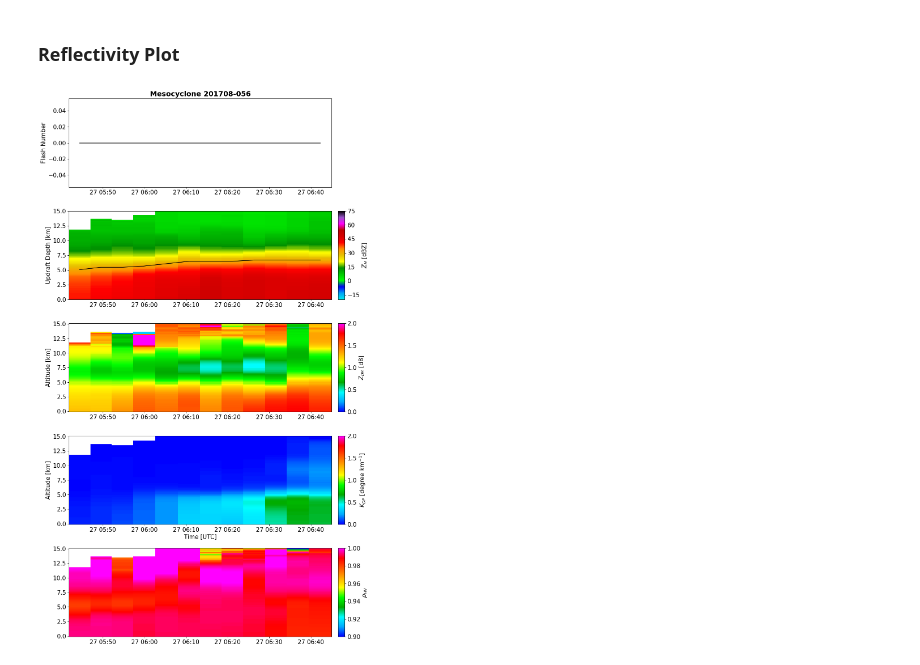
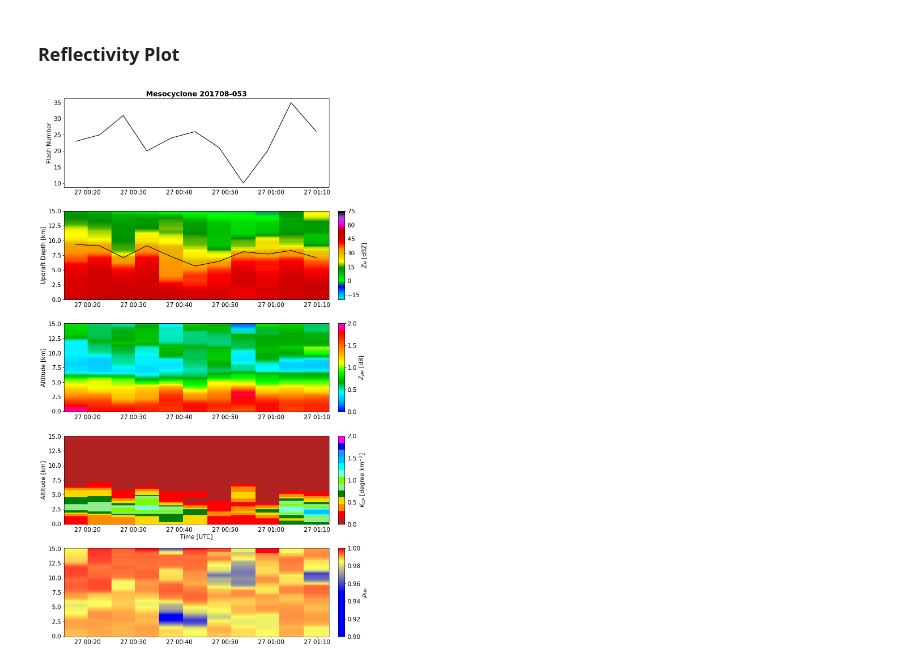
Before and after one commit to robbyfrost/Capstone_2023, a Jupyter notebook: plot_timeheight.ipynb, the cells around one changed output. Drawn from its saved outputs; the diff is of its cells as text; code cells hidden in the pictures.

Commit message:
updated colormaps for timeheight series plots

```diff
--- a/plot_timeheight.ipynb
+++ b/plot_timeheight.ipynb
@@ -17,8 +17,8 @@ import numpy as np
 from matplotlib.ticker import MultipleLocator
 from matplotlib.gridspec import GridSpec
 # %%
-dth = "/Users/robertfrost/Documents/boomsoon/2023_semester_2/capstone/analysis/Capstone_2023/data/timeheight_201708-056.nc"
-figdir = "/Users/robertfrost/Documents/boomsoon/2023_semester_2/capstone/analysis/figures/nonlightning_case1/"
+dth = "/Users/robertfrost/Documents/boomsoon/2023_semester_2/capstone/analysis/Capstone_2023/data/timeheight_201708-053.nc"
+figdir = "/Users/robertfrost/Documents/boomsoon/2023_semester_2/capstone/analysis/figures/lightning_case1/"
 dtrack = "/Users/robertfrost/Documents/boomsoon/2023_semester_2/capstone/analysis/capstone_2023.nc"
 # %%
 th = xr.open_dataset(dth)
@@ -51,6 +51,33 @@ updraft_depth_idx = high_reflectivity.argmin(dim="z")
 updraft_depth = th.z[updraft_depth_idx]
 # %% [markdown]
 ### Reflectivity Plot
+# %%
+# colormaps
+
+from matplotlib.colors import ListedColormap, LinearSegmentedColormap
+
+clevs = np.linspace(0.,2.0,20)
+colors = ['firebrick','red','darkorange','gold','green','lightgreen','lawngreen','aquamarine', 'cyan', 'deepskyblue','dodgerblue','blue', 'magenta']
+#colors = ['white','red','darkorange','gold','green','lightgreen','lawngreen','aquamarine', 'cyan', 'deepskyblue','dodgerblue','blue', 'magenta']
+cmap_kdp = ListedColormap(colors)
+
+# set up a CC (rhohv) colormap
+cdict = {'red':   [[0.0,  0.0, 0.0],
+                    [0.5,  0.0, 0.0],
+                    [0.85,  1.0, 1.0],
+                    [1.0,  1.0, 1.0]],
+            'green': [[0.0,  0.0, 0.0],
+                    [0.25, 0.0, 0.0],
+                    [0.5,  0.0, 0.0],
+                    [0.85,  1.0, 1.0],
+                    [1.0,  0.0, 0.0]],
+            'blue':  [[0.0,  1.0, 1.0],
+                    [0.5,  1.0, 1.0],
+                    [1.0,  0.1, 0.1]]}
+
+cc_cmap = LinearSegmentedColormap('testCmap', segmentdata=cdict, N=256)
+ticks = np.arange(1,14)
+labs = ['L/MR','HR','R/Ha','BD','AP','BI','UK','NE','DS','WS','CY','','GR','+']
 # %%
 # Create a 2x2 grid for the subplots
 fig = plt.figure(figsize=(12, 20))
@@ -71,33 +98,33 @@ cb.set_ticks(MultipleLocator(15))
 ax2.plot(time, updraft_depth/1000, c="black", lw=1.5)
 ax2.set_ylabel("Updraft Depth [km]")
 ax2.set_ylim(0,15)
 
 # differential reflectivity
 ax3 = plt.subplot(gs[2,0], sharex=ax1)
 cax3 = plt.subplot(gs[2,1])
 pcm3 = ax3.pcolormesh(time, z/1000, differential_reflectivity.T, cmap="pyart_RefDiff", vmin=0, vmax=2)
 cb = plt.colorbar(pcm3, cax=cax3, label="$Z_{DR}$ [dB]")
 cb.set_ticks(MultipleLocator(0.5))
 ax3.set_ylabel("Altitude [km]")
 
 # Kdp
 ax4 = plt.subplot(gs[3,0], sharex=ax1)
 cax4 = plt.subplot(gs[3,1])
-pcm4 = ax4.pcolormesh(time, z/1000, specific_differential_phase.T, cmap="pyart_RefDiff", vmin=0, vmax=2)
+pcm4 = ax4.pcolormesh(time, z/1000, specific_differential_phase.T, cmap=cmap_kdp, vmin=0, vmax=2)
 cb = plt.colorbar(pcm4, cax=cax4, label="$K_{DP}$ [degree km$^{-1}$]")
 # cb.set_ticks(MultipleLocator(0.5))
 ax4.set_ylabel("Altitude [km]")
 ax4.set_xlabel("Time [UTC]")
 
 # correlation coefficient
 ax5 = plt.subplot(gs[4,0], sharex=ax1)
 cax5 = plt.subplot(gs[4,1])
-pcm5 = ax5.pcolormesh(time, z/1000, cross_correlation_ratio.T, cmap="pyart_RefDiff", vmin=0.90, vmax=1)
+pcm5 = ax5.pcolormesh(time, z/1000, cross_correlation_ratio.T, cmap=cc_cmap, vmin=0.90, vmax=1)
 cb = plt.colorbar(pcm5, cax=cax5, label="$\\rho_{HV}$")
 
 
 plt.tight_layout()
 fsave = f"{figdir}timeheight.png"
 plt.savefig(fsave)
 # %% [output]
-[figure, old version]
+[figure, new version]
```
Also changed, not shown: 2 other files.
